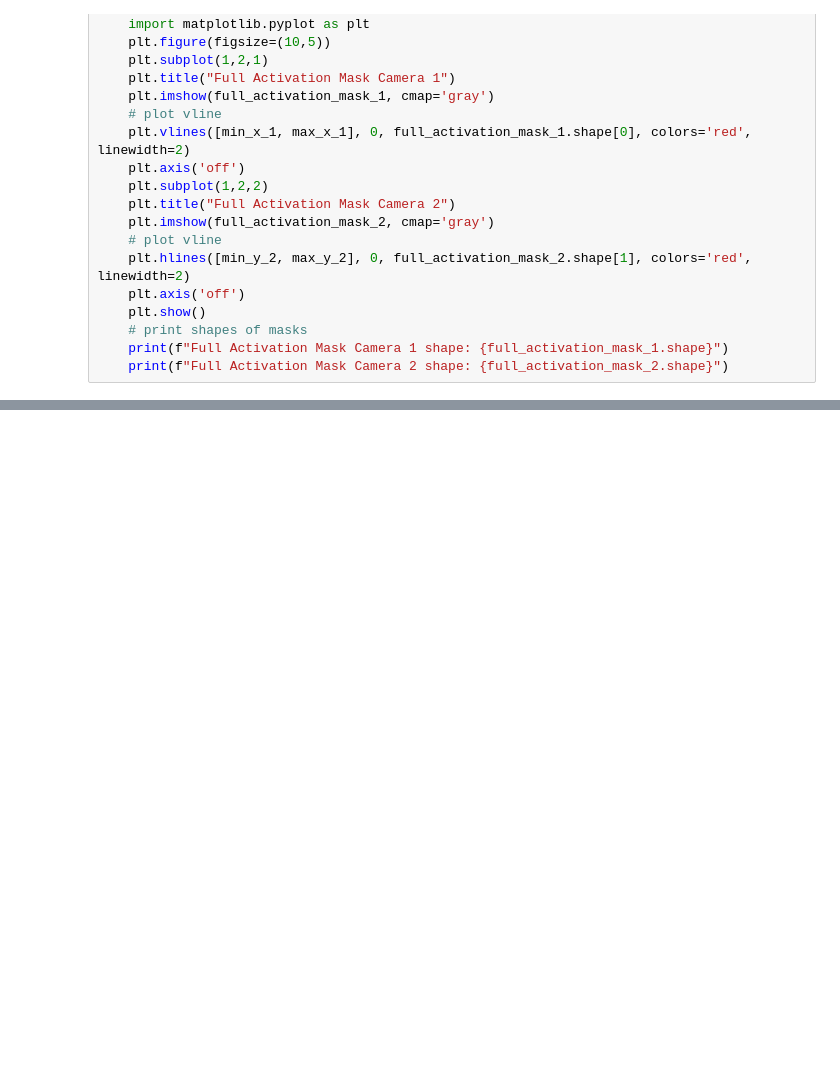
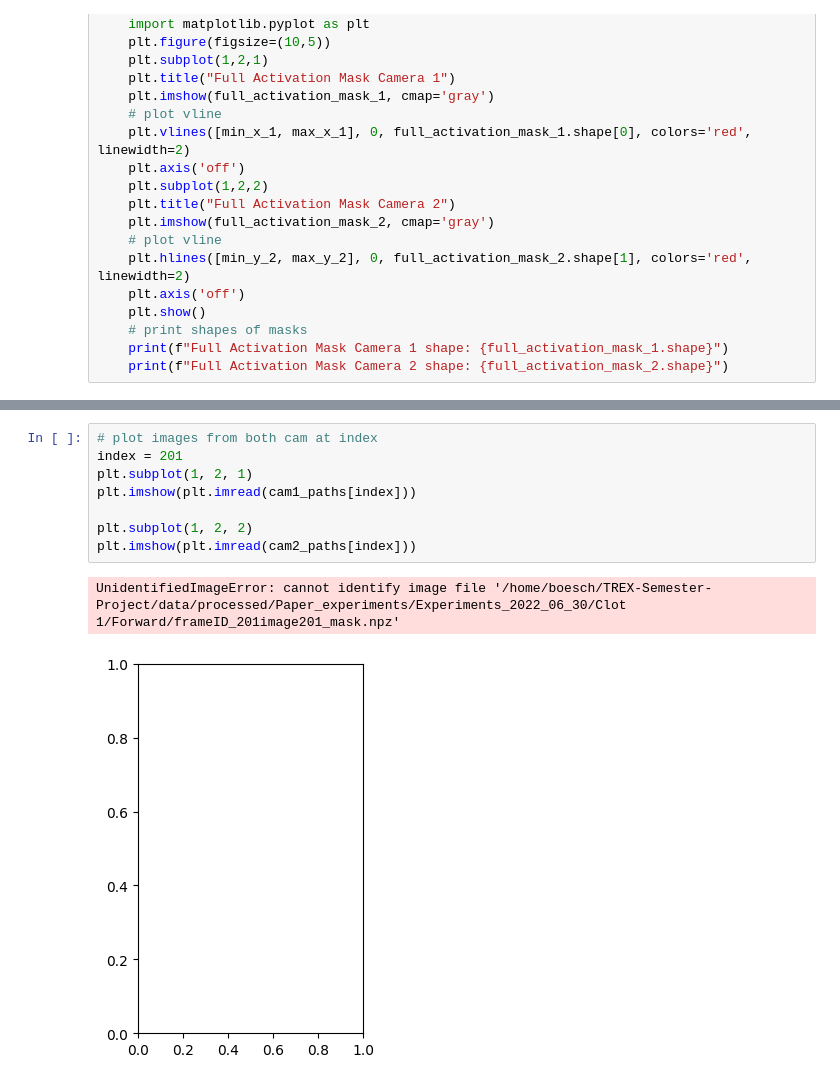
Before and after one commit to oskarboesch/TREX-Semester-Project, a Jupyter notebook: notebooks/image_analysis.ipynb, the cells around one changed output, grey strips where cells are left out. Cells and saved outputs as stored; diff of their text form; blank space fills up the shorter version.

```diff
--- a/notebooks/image_analysis.ipynb
+++ b/notebooks/image_analysis.ipynb
@@ -617,0 +616,11 @@ AttributeError: 'NoneType' object has no attribute 'astype'
+# %%
+# plot images from both cam at index
+index = 201
+plt.subplot(1, 2, 1)
+plt.imshow(plt.imread(cam1_paths[index]))
+
+plt.subplot(1, 2, 2)
+plt.imshow(plt.imread(cam2_paths[index]))
+# %% [output]
+UnidentifiedImageError: cannot identify image file '/home/boesch/TREX-Semester-Project/data/processed/Paper_experiments/Experiments_2022_06_30/Clot 1/Forward/frameID_201image201_mask.npz'
+[figure, added]
```
Also changed, not shown: parts of 5 cells of this notebook, 2 other files.
